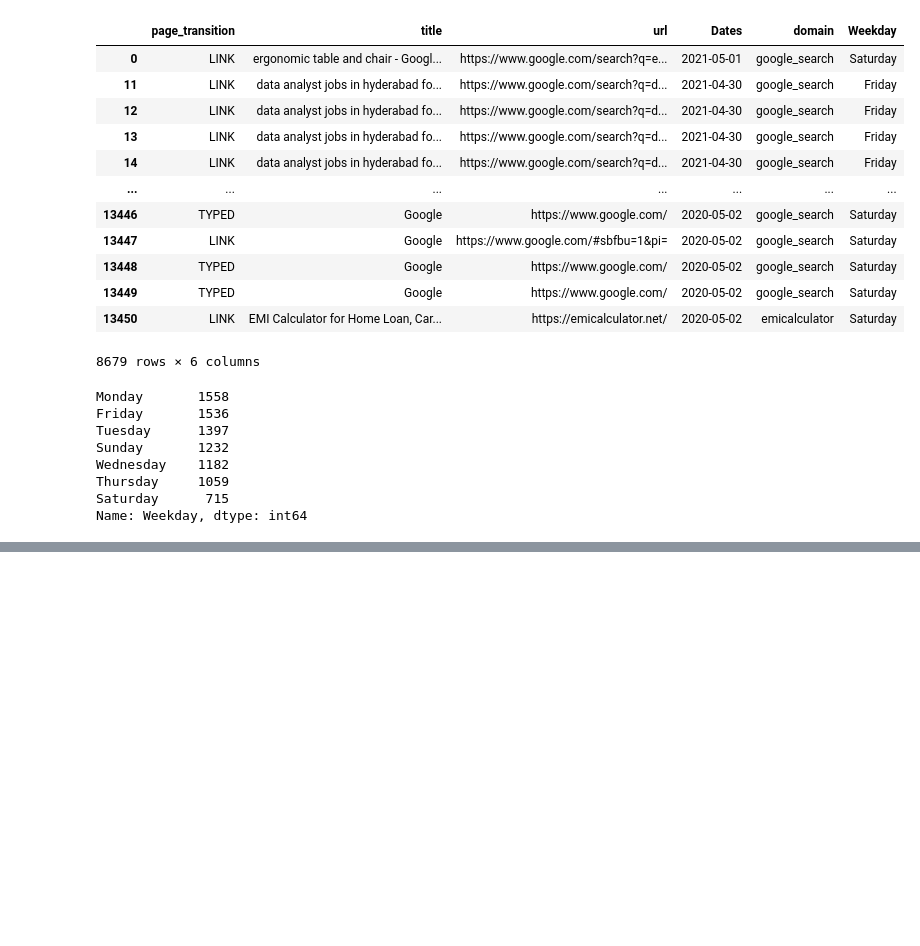
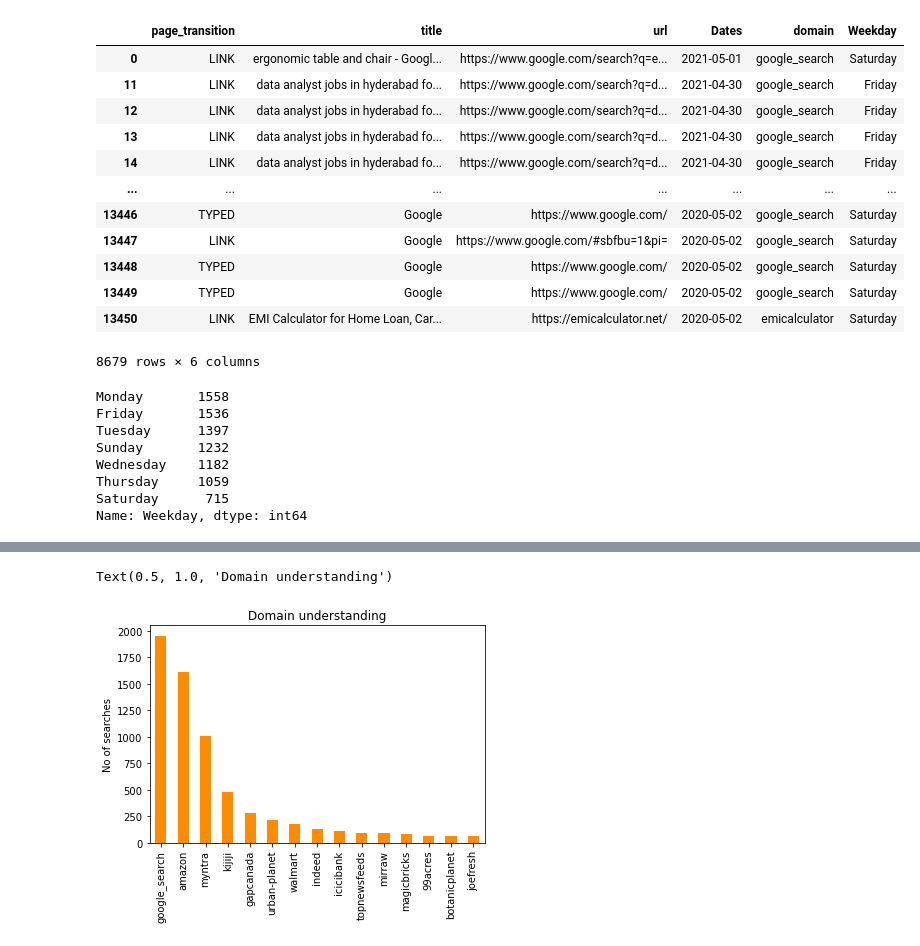
Before and after one commit to mnandula87/Data-Analysis-Projects, a Jupyter notebook: My Browsing History - Data Analysis-checkpoint.ipynb, the cells around one changed output, grey strips where cells are left out. Cells and saved outputs as stored; diff of their text form; code cells hidden in the pictures; blank space fills up the shorter version.

```diff
--- a/My Browsing History - Data Analysis-checkpoint.ipynb
+++ b/My Browsing History - Data Analysis-checkpoint.ipynb
@@ -437,0 +414,3 @@ Text(0.5, 1.0, 'Day Usage')
+# %%
+df1['domain'] = df1['domain'].astype(pd.StringDtype())
+df1
@@ -437,0 +446,9 @@ Text(0.5, 1.0, 'Day Usage')
+# %%
+import matplotlib.pyplot as plt
+%matplotlib inline
+df1['domain'].value_counts().head(15).plot(kind='bar', color='darkorange')
+plt.ylabel("No of searches")
+plt.title("Domain understanding")
+# %% [output]
+Text(0.5, 1.0, 'Domain understanding')
+[figure, added]
```
Also changed, not shown: parts of 16 cells of this notebook.
